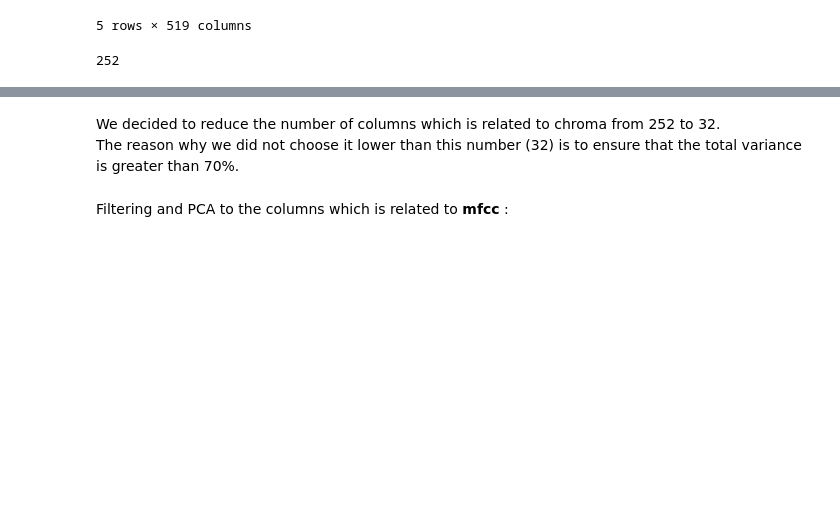
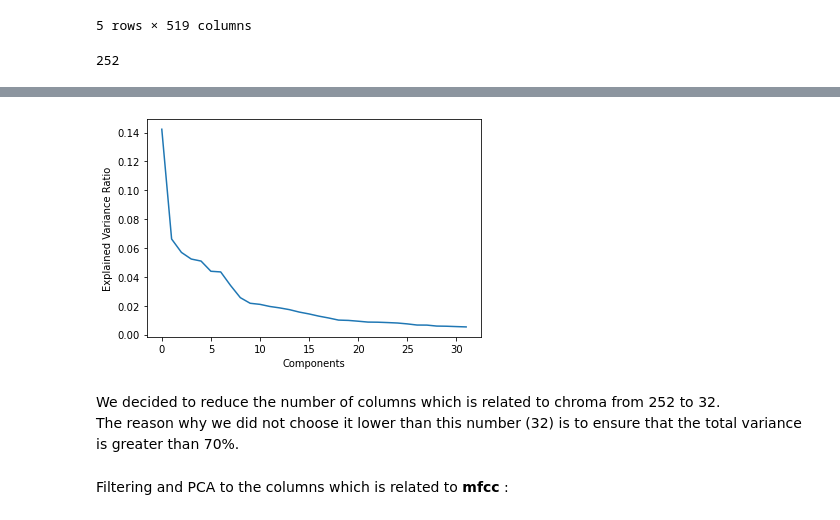
Before and after one commit to SimonePip/ADM-HW4, a Jupyter notebook: EX_2.1_2.2.ipynb, the cells around one changed output, grey strips where cells are left out. Cells and saved outputs as stored; diff of their text form; code cells hidden in the pictures; blank space fills up the shorter version.

```diff
--- a/EX_2.1_2.2.ipynb
+++ b/EX_2.1_2.2.ipynb
@@ -316,3 +346,10 @@ Total explained variance =  0.77303
+# %%
+plt.plot(pca2.explained_variance_ratio_)
+plt.ylabel("Explained Variance Ratio")
+plt.xlabel("Components")
+plt.show()
+# %% [output]
+[figure, added]
 # %% [markdown]
 We decided to reduce the number of columns which is related to chroma from 252 to 32. \
 The reason why we did not choose it lower than this number (32) is to ensure that the total variance is greater than 70%.
```
Also changed, not shown: parts of 22 cells of this notebook.
